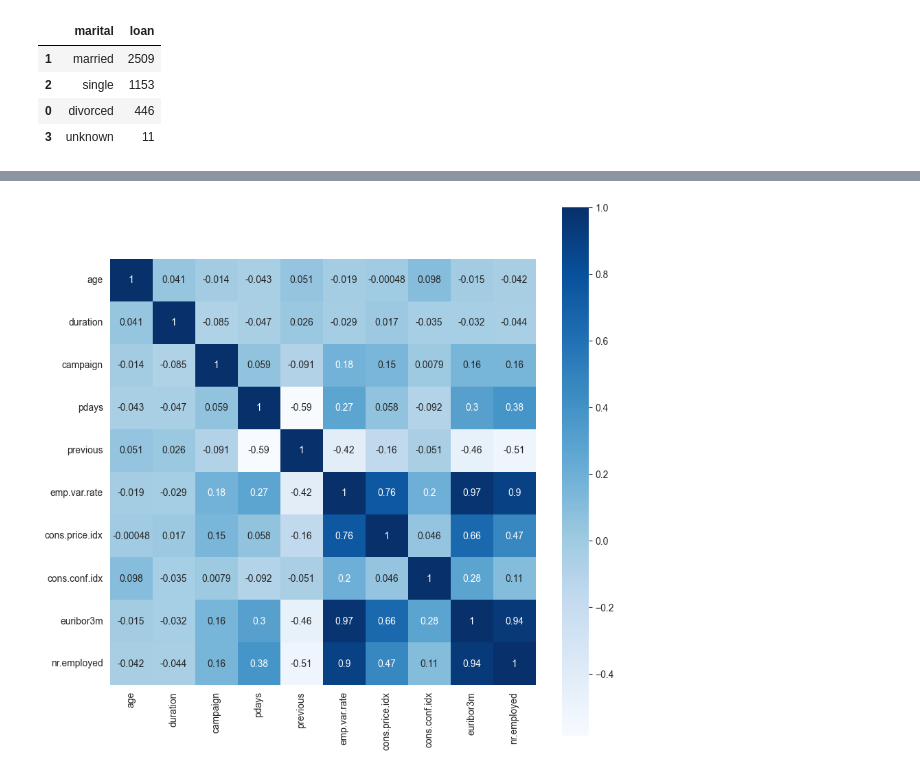
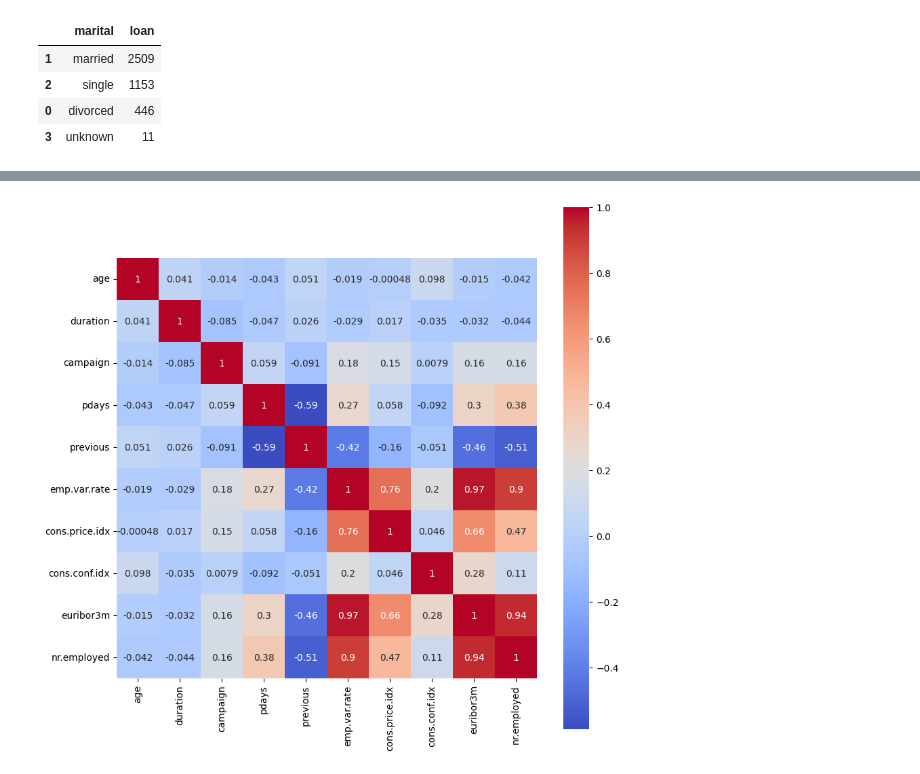
Before and after one commit to secarvallo/MLY0100, a Jupyter notebook: Labs/02.-LabsML/Taller02_Bank/Taller02_Bank.ipynb, the cells around one changed output, grey strips where cells are left out. Saved outputs shown, nothing was run; the diff lists cells and outputs as text; code cells hidden in the pictures.

Commit message:
Update Taller02_Bank

```diff
--- a/Labs/02.-LabsML/Taller02_Bank/Taller02_Bank.ipynb
+++ b/Labs/02.-LabsML/Taller02_Bank/Taller02_Bank.ipynb
@@ -13,4 +8,4 @@ import matplotlib.pyplot as plt
 import seaborn as sns
 # %%
 # Carga de datos
-data = pd.read_csv("bank.csv", sep=";")
+data = pd.read_csv("https://raw.githubusercontent.com/secarvallo/MLY0100/refs/heads/main/Labs/02.-LabsML/Taller02_Bank/bank.csv", sep=";")
@@ -153,0 +319,9 @@ sns.boxplot(x=data["age"], fliersize=5, width=0.5);
+# %%
+if 'jobs' in data.columns and 'job' not in data.columns: data = data.rename(columns={'jobs': 'job'})
+data['age'] = pd.to_numeric(data['age'], errors='coerce')
+
+sns.boxplot(x='job', y='age', data=data)
+plt.title('Diagrama de Caja: Edad por Trabajo')
+plt.xlabel('Job')
+plt.ylabel('Age')
+plt.xticks(rotation=45, ha='right')
@@ -154,9 +362,9 @@ sns.boxplot(x=data["age"], fliersize=5, width=0.5);
 # %%
 numeric_data = data.select_dtypes(include=np.number)
 corr = numeric_data.corr(method='pearson')
 
 plt.figure(figsize=(10,10))
-sns.heatmap(data=corr, square=True, annot=True, cmap="Blues")
+sns.heatmap(data=corr, square=True, annot=True, cmap="coolwarm")
 plt.show()
 # %% [output]
-[figure, old version]
+[figure, new version]
```
Also changed, not shown: parts of 56 cells of this notebook, 4 other files.
